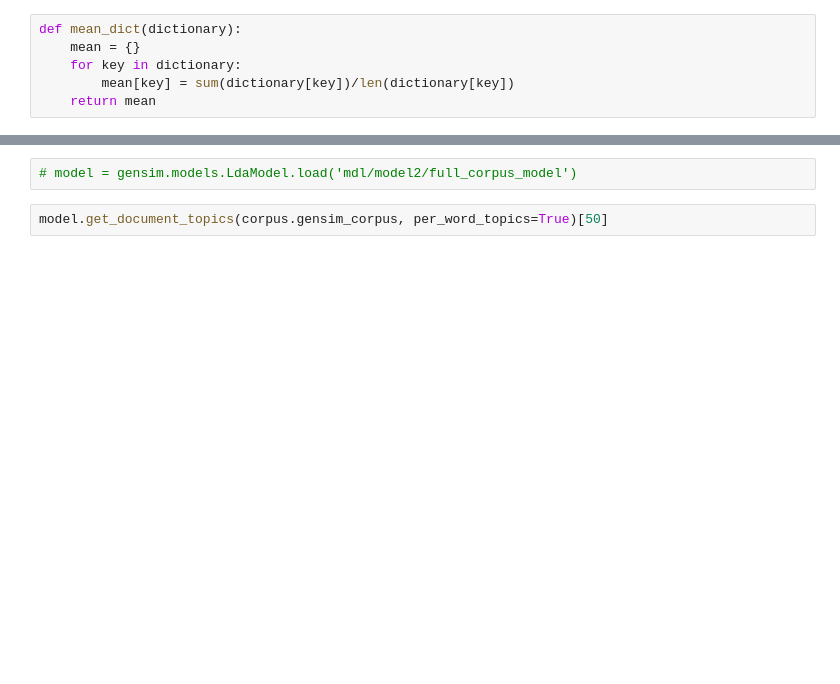
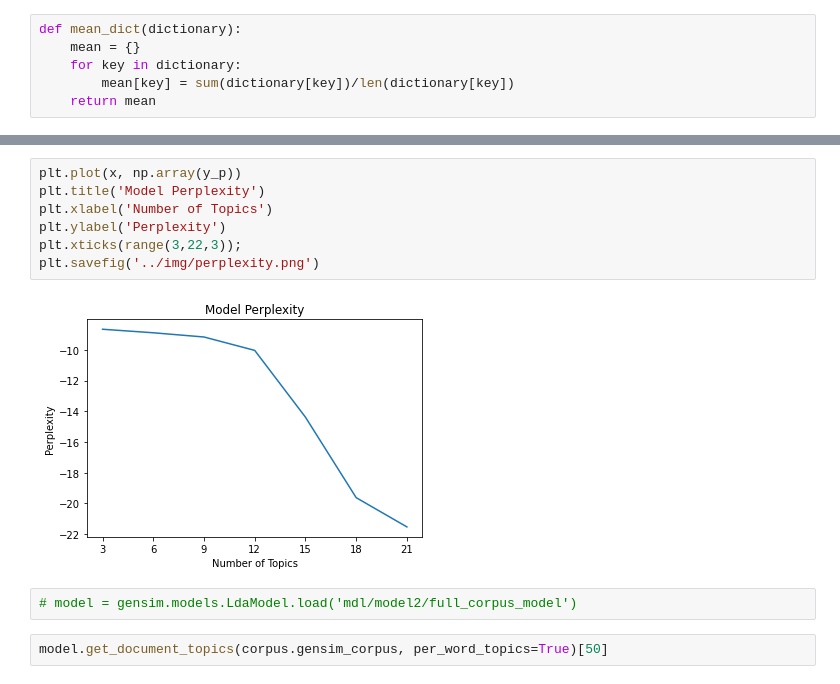
Before and after one commit to juleshansen/reddit_jargon, a Jupyter notebook: src/test_process.ipynb, the cells around one changed output, grey strips where cells are left out. Drawn from its saved outputs; the diff is of its cells as text; blank space fills up the shorter version.

```diff
--- a/src/test_process.ipynb
+++ b/src/test_process.ipynb
@@ -145,3 +123,12 @@ plt.plot(x,y2+8.5)
+# %%
+plt.plot(x, np.array(y_p))
+plt.title('Model Perplexity')
+plt.xlabel('Number of Topics')
+plt.ylabel('Perplexity')
+plt.xticks(range(3,22,3));
+plt.savefig('../img/perplexity.png')
+# %% [output]
+[figure, added]
 # %%
 # model = gensim.models.LdaModel.load('mdl/model2/full_corpus_model')
 # %%
```
Also changed, not shown: parts of 17 cells of this notebook, 5 other files.
